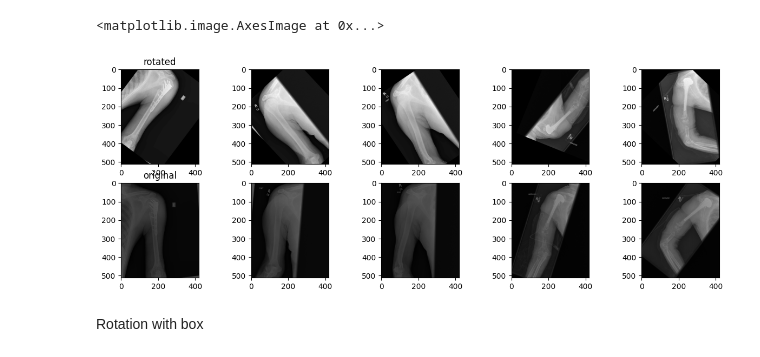
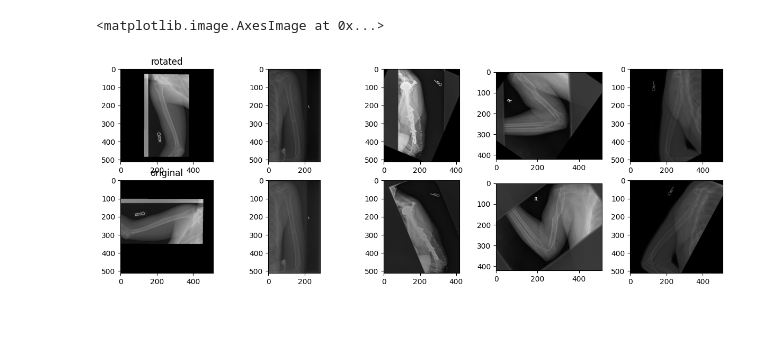
Before and after one commit to ronocara/HoughTransform_xray, a Jupyter notebook: houghT.ipynb, the cells around one changed output. Drawn from its saved outputs; the diff is of its cells as text; code cells hidden in the pictures; blank space fills up the shorter version.

Commit message:
rotation + centered

```diff
--- a/houghT.ipynb
+++ b/houghT.ipynb
@@ -48,0 +3,11 @@ image_files = os.listdir(folder_path)
+# %%
+import houghBoxRotate
+import matplotlib.pyplot as plt
+import cv2
+import os
+
+
+folder_path = "/home/clr/Thesis/HoughTransform_xray/sample images/" # folder of input images
+output_folder = "/home/clr/Thesis/HoughTransform_xray/output_images/" # where to save the output
+skipped_images = "/home/clr/Thesis/HoughTransform_xray/skipped_images/" # where to save invalid images
+image_output, skipped_images, non_centered = houghBoxRotate.houghT_rotate(folder_path, output_folder, skipped_images)
@@ -49,19 +21,19 @@ image_files = os.listdir(folder_path)
 # %%
+folder_path= "/home/clr/Thesis/HoughTransform_xray/sample images/"
+image_files = os.listdir(folder_path)
 fig, ax = plt.subplots(2, 5, figsize=(15, 5))
-ax[0][0].imshow(image_output[0], cmap='gray')
+ax[0][0].imshow(image_output[5], cmap='gray')
 ax[0][0].set_title("rotated")
-ax[0][1].imshow(image_output[1], cmap='gray')
-ax[0][2].imshow(image_output[2], cmap='gray')
-ax[0][3].imshow(image_output[3], cmap='gray')
-ax[0][4].imshow(image_output[4], cmap='gray')
-ax[1][0].imshow(cv2.imread(folder_path+image_files[0]), cmap='gray')
+ax[0][1].imshow(image_output[6], cmap='gray')
+ax[0][2].imshow(image_output[7], cmap='gray')
+ax[0][3].imshow(image_output[8], cmap='gray')
+ax[0][4].imshow(image_output[9], cmap='gray')
+ax[1][0].imshow(cv2.imread(folder_path+image_files[5]), cmap='gray')
 ax[1][0].set_title("original")
-ax[1][1].imshow(cv2.imread(folder_path+image_files[1]), cmap='gray')
-ax[1][2].imshow(cv2.imread(folder_path+image_files[2]), cmap='gray')
-ax[1][3].imshow(cv2.imread(folder_path+image_files[3]), cmap='gray')
-ax[1][4].imshow(cv2.imread(folder_path+image_files[4]), cmap='gray')
+ax[1][1].imshow(cv2.imread(folder_path+image_files[7]), cmap='gray')
+ax[1][2].imshow(cv2.imread(folder_path+image_files[8]), cmap='gray')
+ax[1][3].imshow(cv2.imread(folder_path+image_files[9]), cmap='gray')
+ax[1][4].imshow(cv2.imread(folder_path+image_files[10]), cmap='gray')
 # %% [output]
 <matplotlib.image.AxesImage at 0x...>
-[figure, old version]
+[figure, new version]
-# %% [markdown]
-Rotation with box
```
Also changed, not shown: parts of 17 cells of this notebook, 6 other files.
